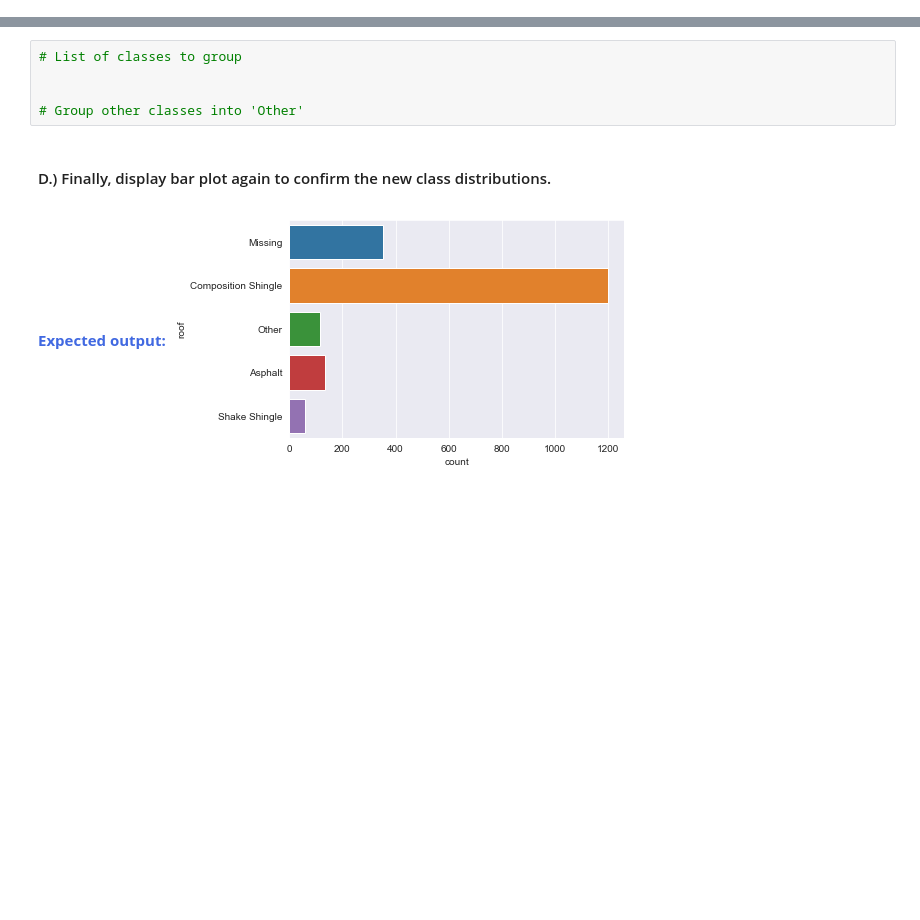
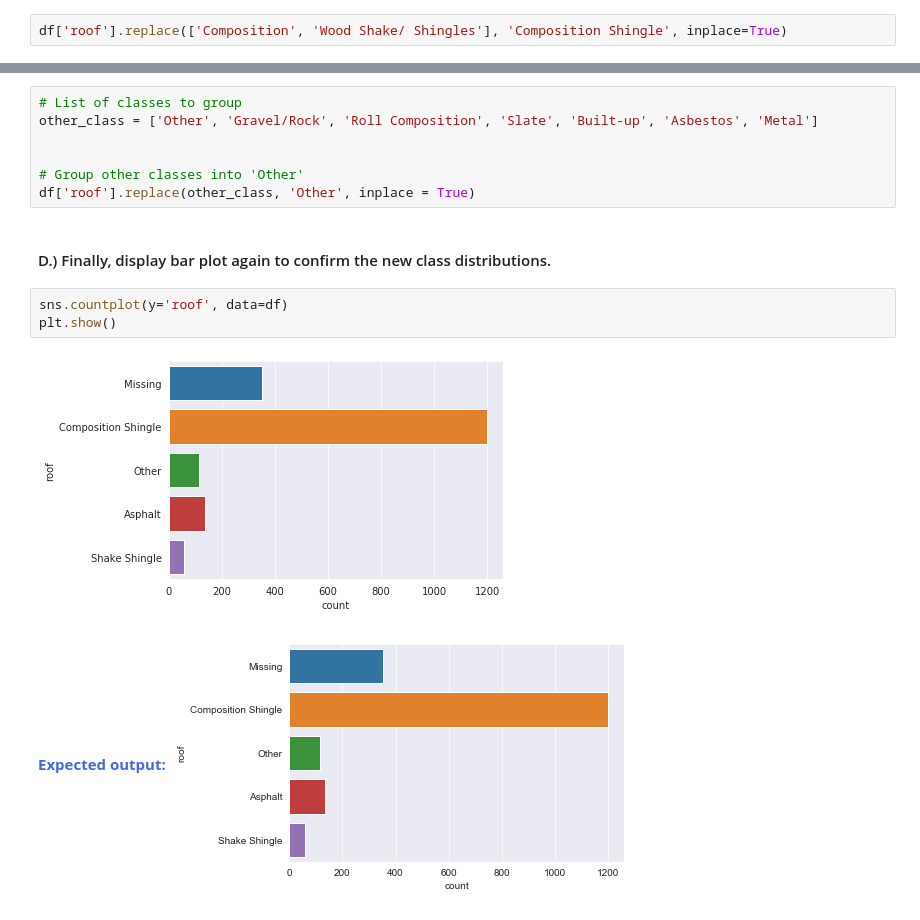
Before and after one commit to cedricsoares/elite_data_science, a Jupyter notebook: 3 - Workbook - Feature Engineering.ipynb, the cells around one changed output, grey strips where cells are left out. Saved outputs shown, nothing was run; the diff lists cells and outputs as text; blank space fills up the shorter version.

```diff
--- a/3 - Workbook - Feature Engineering.ipynb
+++ b/3 - Workbook - Feature Engineering.ipynb
@@ -279,17 +350,26 @@ As with the <code style="color:steelblue">'exterior_walls'</code> feature, we ca
 
 #### B.) Group <code style="color:crimson">'Composition'</code> and <code style="color:crimson">'Wood Shake/ Shingles'</code> into the <code style="color:crimson">'Composition Shingle'</code> class.
 * Remember to perform the replacing with <code style="color:steelblue">inplace=True</code>
+# %%
+df['roof'].replace(['Composition', 'Wood Shake/ Shingles'], 'Composition Shingle', inplace=True)
 # %% [markdown]
 Next, let's group remaining sparse classes into a single <code style="color:crimson">'Other'</code> class.
 
 #### C.) Label <code style="color:crimson">'Other'</code>, <code style="color:crimson">'Gravel/Rock'</code>, <code style="color:crimson">'Roll Composition'</code>, <code style="color:crimson">'Slate'</code>, <code style="color:crimson">'Built-up'</code>, <code style="color:crimson">'Asbestos'</code>, and <code style="color:crimson">'Metal'</code> as <code style="color:crimson">'Other'</code>.
 # %%
 # List of classes to group
+other_class = ['Other', 'Gravel/Rock', 'Roll Composition', 'Slate', 'Built-up', 'Asbestos', 'Metal']
 
 
 # Group other classes into 'Other'
+df['roof'].replace(other_class, 'Other', inplace = True)
 # %% [markdown]
 #### D.) Finally, display bar plot again to confirm the new class distributions.
+# %%
+sns.countplot(y='roof', data=df)
+plt.show()
+# %% [output]
+[figure, added]
 # %% [markdown]
 <strong style="color:RoyalBlue">Expected output:</strong>
 <img src="embedded-picture-1">
```
Also changed, not shown: parts of 19 cells of this notebook.
